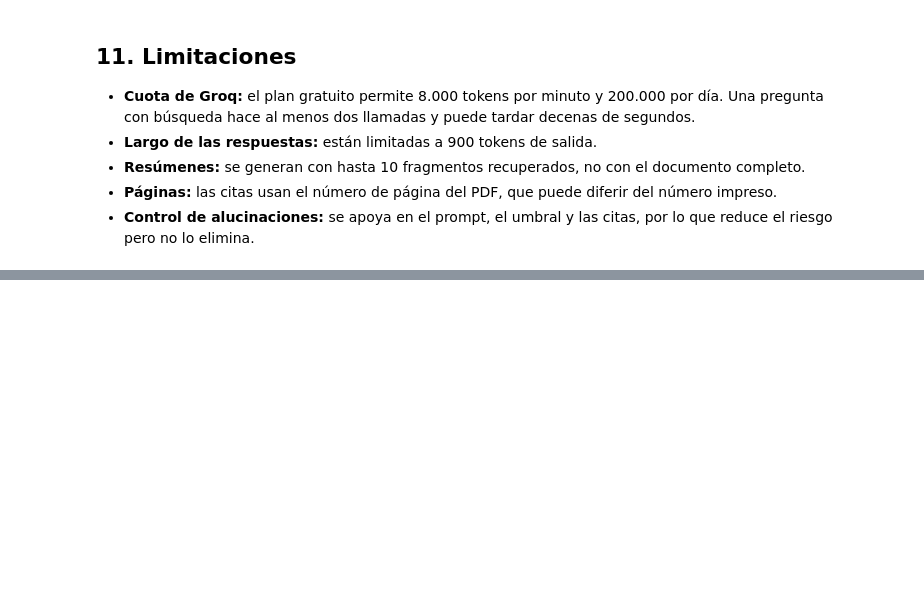
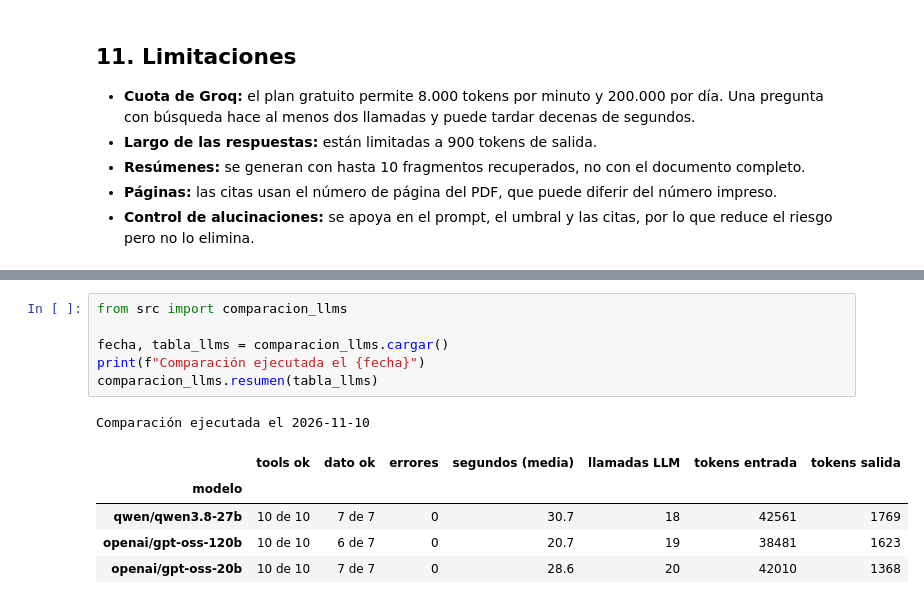
Before and after one commit to JoaquinKarawacki/Obli-taller-de-tecnologia, a Jupyter notebook: obligatorio_agentic_rag.ipynb, the cells around one changed output, grey strips where cells are left out. Drawn from its saved outputs; the diff is of its cells as text; blank space fills up the shorter version.

```diff
--- a/obligatorio_agentic_rag.ipynb
+++ b/obligatorio_agentic_rag.ipynb
@@ -1142,0 +1176,13 @@ su aporte es más práctico que conceptual: muestra cómo el mismo agente se int
+# %%
+from src import comparacion_llms
+
+fecha, tabla_llms = comparacion_llms.cargar()
+print(f"Comparación ejecutada el {fecha}")
+comparacion_llms.resumen(tabla_llms)
+# %% [output]
+Comparación ejecutada el 2026-11-10
+|  | tools ok | dato ok | errores | segundos (media) | llamadas LLM | tokens entrada | tokens salida |
+| modelo |  |  |  |  |  |  |  |
+| qwen/qwen3.8-27b | 10 de 10 | 7 de 7 | 0 | 30.7 | 18 | 42561 | 1769 |
+| openai/gpt-oss-120b | 10 de 10 | 6 de 7 | 0 | 20.7 | 19 | 38481 | 1623 |
+| openai/gpt-oss-20b | 10 de 10 | 7 de 7 | 0 | 28.6 | 20 | 42010 | 1368 |
```
Also changed, not shown: parts of 48 cells of this notebook, 7 other files.
